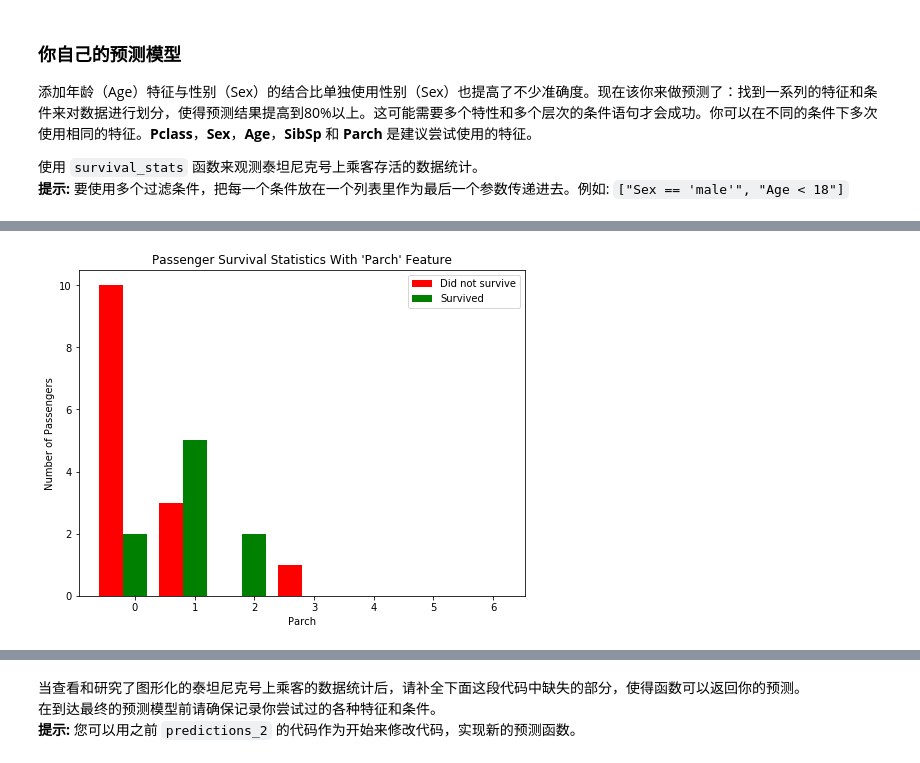
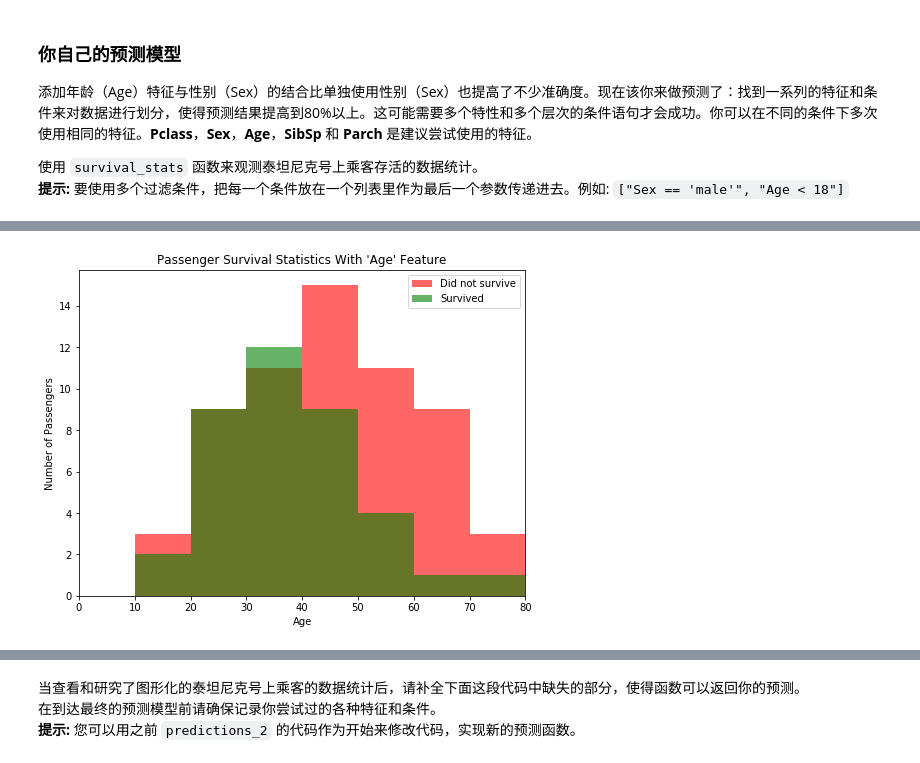
Before and after one commit to suuuch/udacity_ml, a Jupyter notebook: titanic_survival_exploration.ipynb, the cells around one changed output, grey strips where cells are left out. Saved outputs shown, nothing was run; the diff lists cells and outputs as text; code cells hidden in the pictures.

```diff
--- a/titanic_survival_exploration.ipynb
+++ b/titanic_survival_exploration.ipynb
@@ -244,4 +232,4 @@ data.groupby(['Parch']).count()
 # %%
-survival_stats(data, outcomes, 'Parch', ["Sex == 'male'","Age < 18","Pclass == 3", "SibSp < 2"] )
+survival_stats(data, outcomes, 'Age', ["Sex == 'male'","Age > 10","Pclass == 1"] )
 # %% [output]
-[figure, old version]
+[figure, new version]
```
Also changed, not shown: parts of 5 cells of this notebook, 4 other files.
